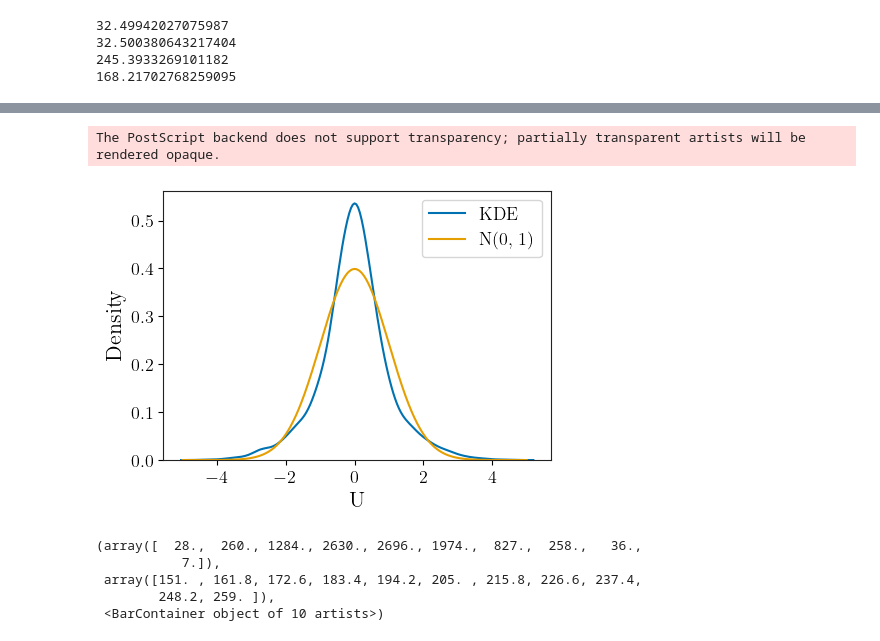
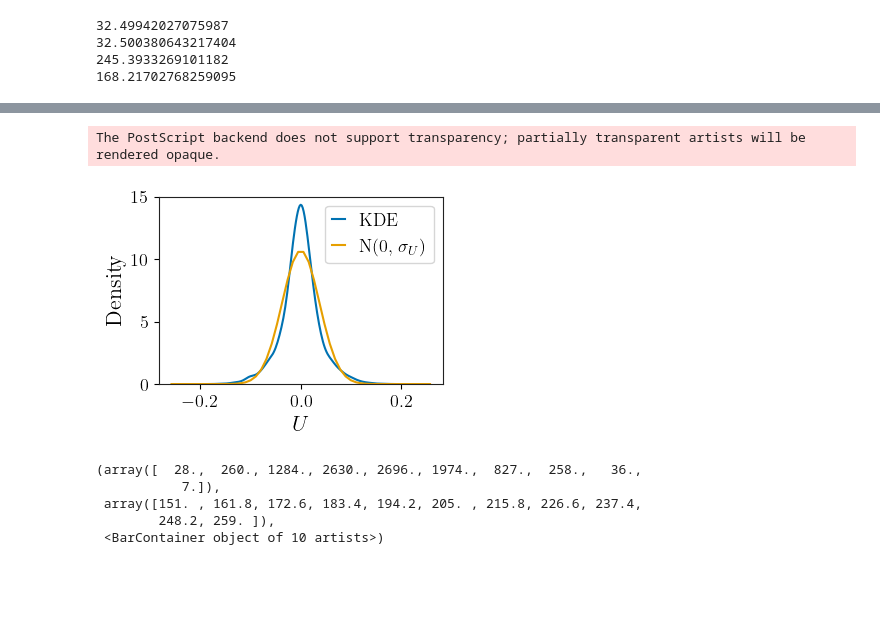
Before and after one commit to eastonhuch/lag-martingales, a Jupyter notebook: simulation.ipynb, the cells around one changed output, grey strips where cells are left out. Drawn from its saved outputs; the diff is of its cells as text; code cells hidden in the pictures; blank space fills up the shorter version.

Commit message:
improved readability of figures

```diff
--- a/simulation.ipynb
+++ b/simulation.ipynb
@@ -85,13 +87,14 @@ The PostScript backend does not support transparency; partially transparent arti
 # %%
-us_std = us / np.std(us)
-print(ttest_1samp(us_std, popmean=0.))
-# print(ttest_1samp(us_std**2, popmean=1.))
-print(normaltest(us_std))
+print(ttest_1samp(us, popmean=0.))
+print(normaltest(us))
 fig, ax = get_fig_ax()
-ax = sns.kdeplot(us_std, bw_method=0.2, ax=ax, label="KDE")
-ax.plot(zs_vals, gaussian_pdf_vals, label="N(0, 1)")
-ax.set_xlabel("U")
-ax.legend()
+ax = sns.kdeplot(us, bw_method=0.2, ax=ax, label="KDE")
+us_abs_max = np.max(np.abs(us))
+us_vals = np.linspace(-us_abs_max*1.5, us_abs_max*1.5)
+ax.plot(us_vals, norm.pdf(us_vals, scale=np.std(us)), label="N(0, $\\sigma_U$)")
+ax.set_xlabel("$U$")
+ax.set_ylim(0, 15)
+ax.legend(handlelength=0.7)
 save_my_fig(fig, "u")
 # %% [output]
 TtestResult(statistic=np.float64(-1.154201760877776), pvalue=np.float64(0.24844504605111958), df=np.int64(9999))
@@ -99,6 +102,6 @@ NormaltestResult(statistic=np.float64(384.7430713094384), pvalue=np.float64(2.84
 ./figures/u
 The PostScript backend does not support transparency; partially transparent artists will be rendered opaque.
-[figure, old version]
+[figure, new version]
 # %%
 plt.hist(t_targets)
 # %% [output]
```
Also changed, not shown: parts of 8 cells of this notebook, 15 other files.
